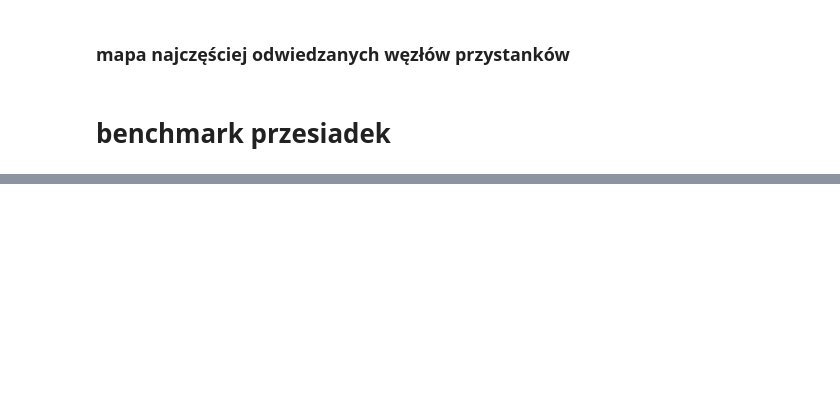
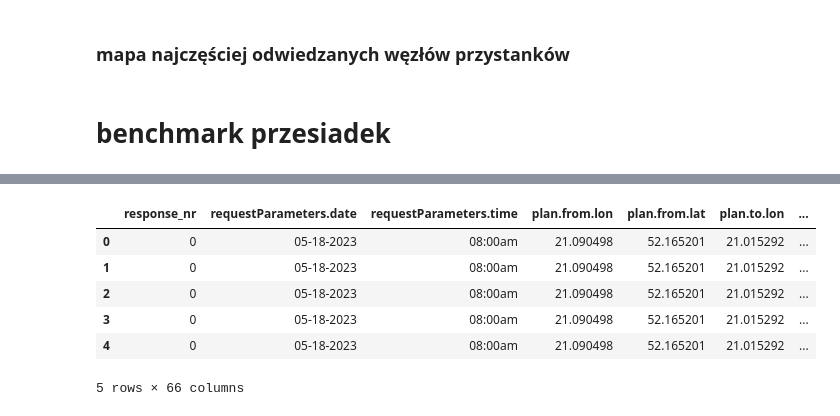
Before and after one commit to hoanganhlinh/praca-inzynierska, a Jupyter notebook: request_handler.ipynb, the cells around one changed output, grey strips where cells are left out. Saved outputs shown, nothing was run; the diff lists cells and outputs as text; code cells hidden in the pictures; blank space fills up the shorter version.

```diff
--- a/request_handler.ipynb
+++ b/request_handler.ipynb
@@ -112,0 +314,27 @@ my_map.save("../plots/EDA/stops_occupancy.html")
+# %%
+# rozkładanie na pojedyncze "legs"
+tmp = pd.DataFrame()
+for num, row in itinerary_df.iterrows():
+    leg = pd.json_normalize(row['legs'])
+    leg['response_nr'] = row['response_nr']
+    leg['itinerary_nr'] = row['itinerary_nr']
+    leg['leg_nr'] = list(range(leg.shape[0]))
+    leg['startTime'] = pd.to_datetime(leg['startTime'], unit='ms')
+    leg['startTime'] = leg['startTime'].dt.strftime('%Y-%m-%d %H:%M:%S')
+    leg['endTime'] = pd.to_datetime(leg['endTime'], unit='ms')
+    leg['endTime'] = leg['endTime'].dt.strftime('%Y-%m-%d %H:%M:%S')
+    leg = leg.rename(columns={'startTime' : 'legStartTime',
+                              'endTime' : 'legEndTime'})
+    tmp = pd.concat([tmp, leg])
+tmp
+legs_df = itinerary_df.merge(tmp, on = ['response_nr', 'itinerary_nr'])
+legs_df.drop('legs', axis = 1, inplace = True)
+legs_df.head()
+# %% [output]
+|  | response_nr | requestParameters.date | requestParameters.time | plan.from.lon | plan.from.lat | plan.to.lon | ... |
+| 0 | 0 | 05-18-2023 | 08:00am | 21.090498 | 52.165201 | 21.015292 | ... |
+| 1 | 0 | 05-18-2023 | 08:00am | 21.090498 | 52.165201 | 21.015292 | ... |
+| 2 | 0 | 05-18-2023 | 08:00am | 21.090498 | 52.165201 | 21.015292 | ... |
+| 3 | 0 | 05-18-2023 | 08:00am | 21.090498 | 52.165201 | 21.015292 | ... |
+| 4 | 0 | 05-18-2023 | 08:00am | 21.090498 | 52.165201 | 21.015292 | ... |
+5 rows × 66 columns
```
Also changed, not shown: parts of 29 cells of this notebook, 1 other file.
